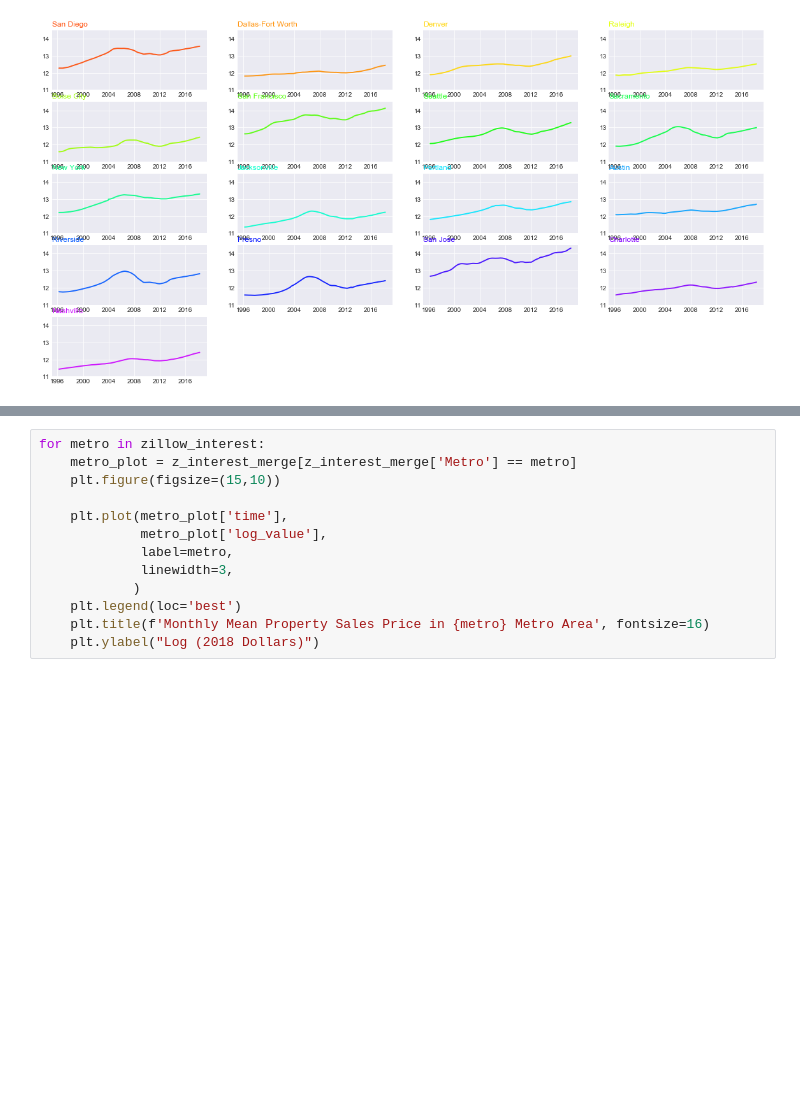
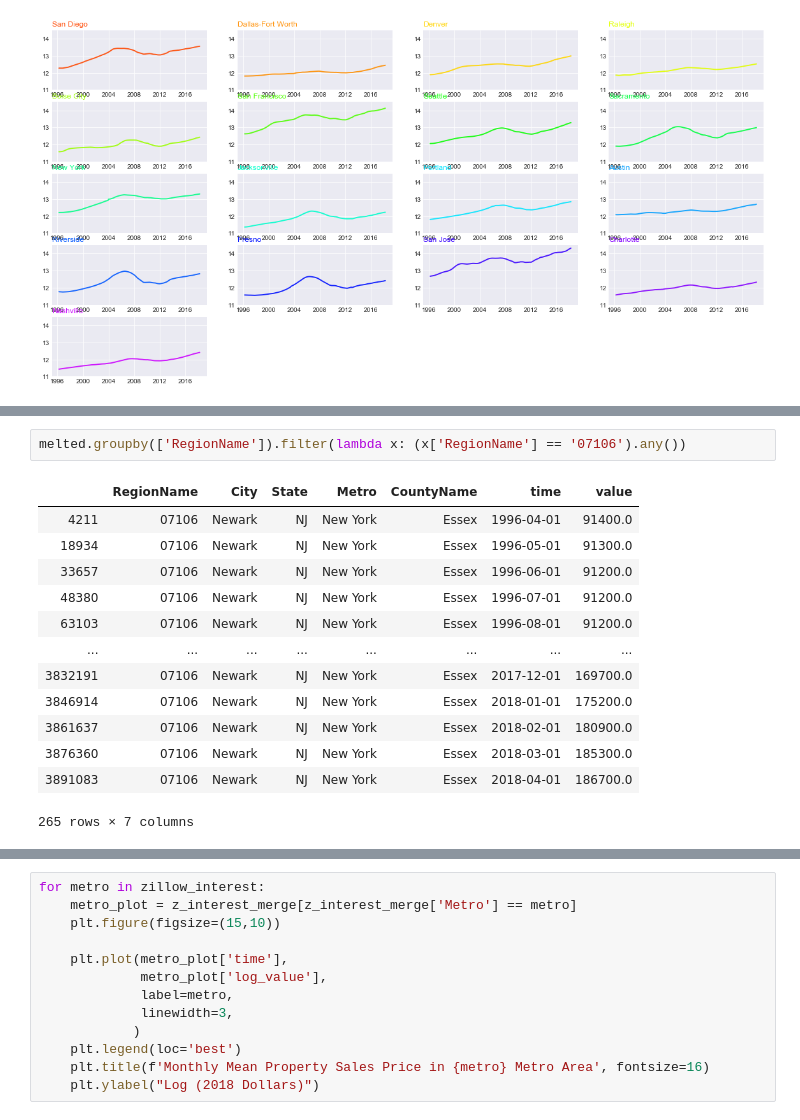
Before and after one commit to AaronWChen/time_series_zillow, a Jupyter notebook: python/EDA_aaron.ipynb, the cells around one changed output, grey strips where cells are left out. Drawn from its saved outputs; the diff is of its cells as text; blank space fills up the shorter version.

```diff
--- a/python/EDA_aaron.ipynb
+++ b/python/EDA_aaron.ipynb
@@ -352,0 +536,16 @@ for metro in zillow_interest:
+# %%
+melted.groupby(['RegionName']).filter(lambda x: (x['RegionName'] == '07106').any())
+# %% [output]
+|  | RegionName | City | State | Metro | CountyName | time | value |
+| 4211 | 07106 | Newark | NJ | New York | Essex | 1996-04-01 | 91400.0 |
+| 18934 | 07106 | Newark | NJ | New York | Essex | 1996-05-01 | 91300.0 |
+| 33657 | 07106 | Newark | NJ | New York | Essex | 1996-06-01 | 91200.0 |
+| 48380 | 07106 | Newark | NJ | New York | Essex | 1996-07-01 | 91200.0 |
+| 63103 | 07106 | Newark | NJ | New York | Essex | 1996-08-01 | 91200.0 |
+| ... | ... | ... | ... | ... | ... | ... | ... |
+| 3832191 | 07106 | Newark | NJ | New York | Essex | 2017-12-01 | 169700.0 |
+| 3846914 | 07106 | Newark | NJ | New York | Essex | 2018-01-01 | 175200.0 |
+| 3861637 | 07106 | Newark | NJ | New York | Essex | 2018-02-01 | 180900.0 |
+| 3876360 | 07106 | Newark | NJ | New York | Essex | 2018-03-01 | 185300.0 |
+| 3891083 | 07106 | Newark | NJ | New York | Essex | 2018-04-01 | 186700.0 |
+265 rows × 7 columns
```
Also changed, not shown: parts of 21 cells of this notebook, 2 other files.
